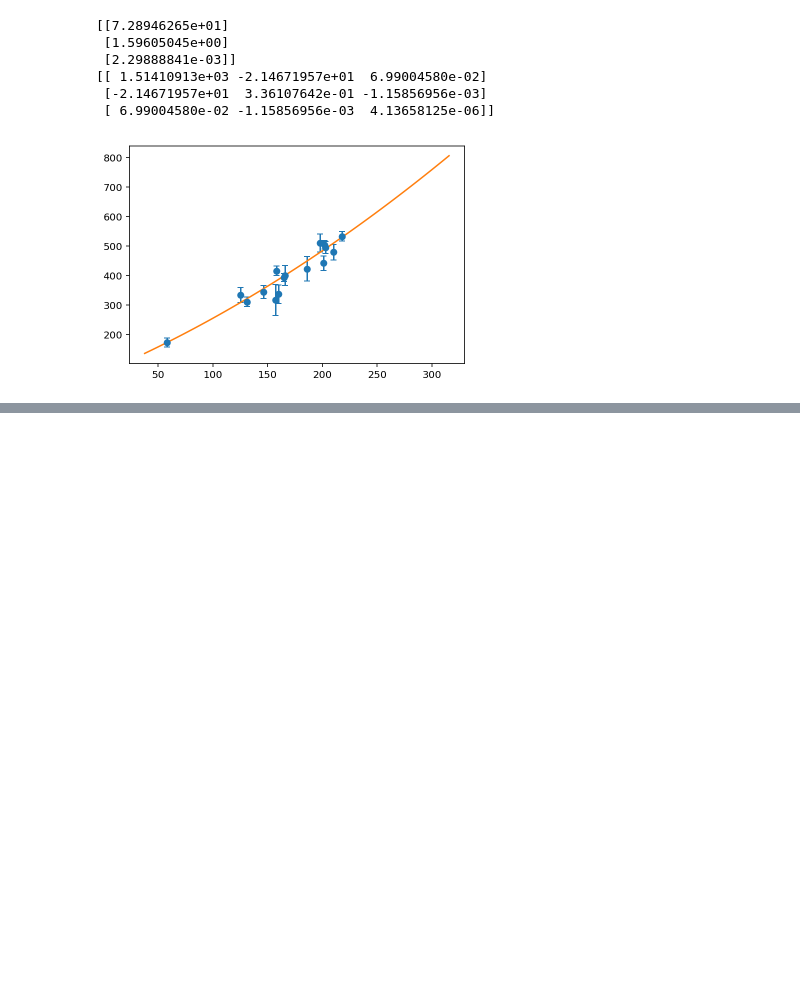
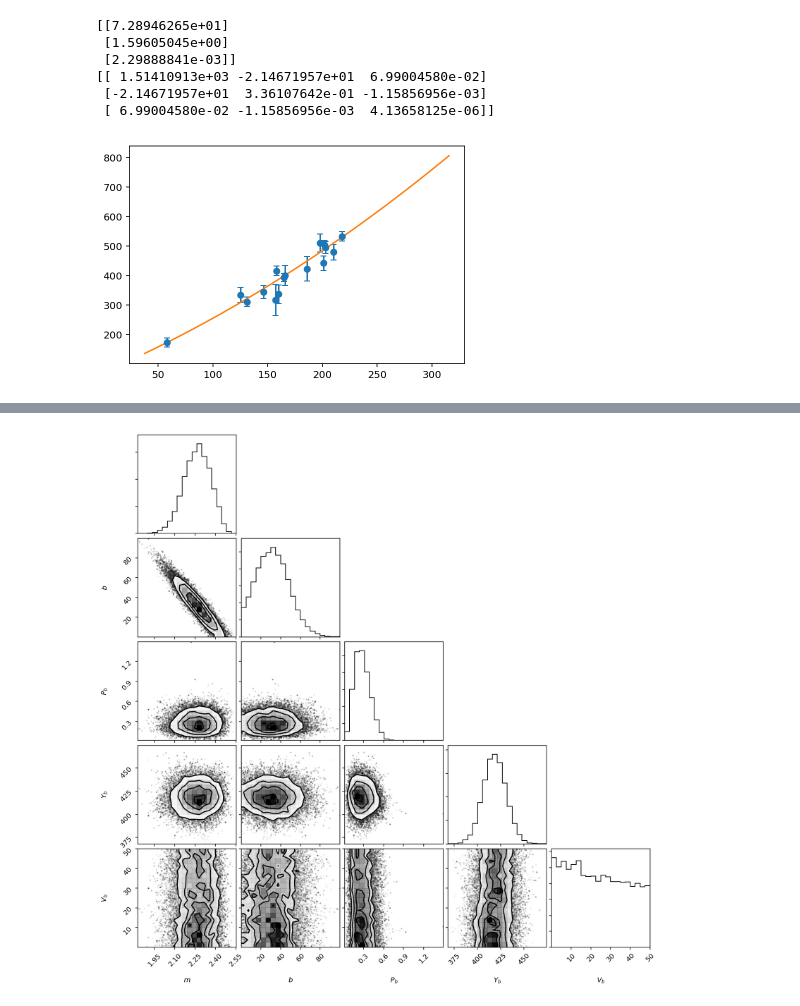
Before and after one commit to watertien/computational_physics, a Jupyter notebook: Linear_Fit.ipynb, the cells around one changed output, grey strips where cells are left out. Saved outputs shown, nothing was run; the diff lists cells and outputs as text; code cells hidden in the pictures; blank space fills up the shorter version.

```diff
--- a/Linear_Fit.ipynb
+++ b/Linear_Fit.ipynb
@@ -227,0 +251,4 @@ a
+# %%
+fig = corner.corner(samples, labels=["$m$", "$b$", "$P_b$", "$Y_b$", "$V_b$"])
+# %% [output]
+[figure, added]
```
Also changed, not shown: parts of 8 cells of this notebook, 4 other files.
